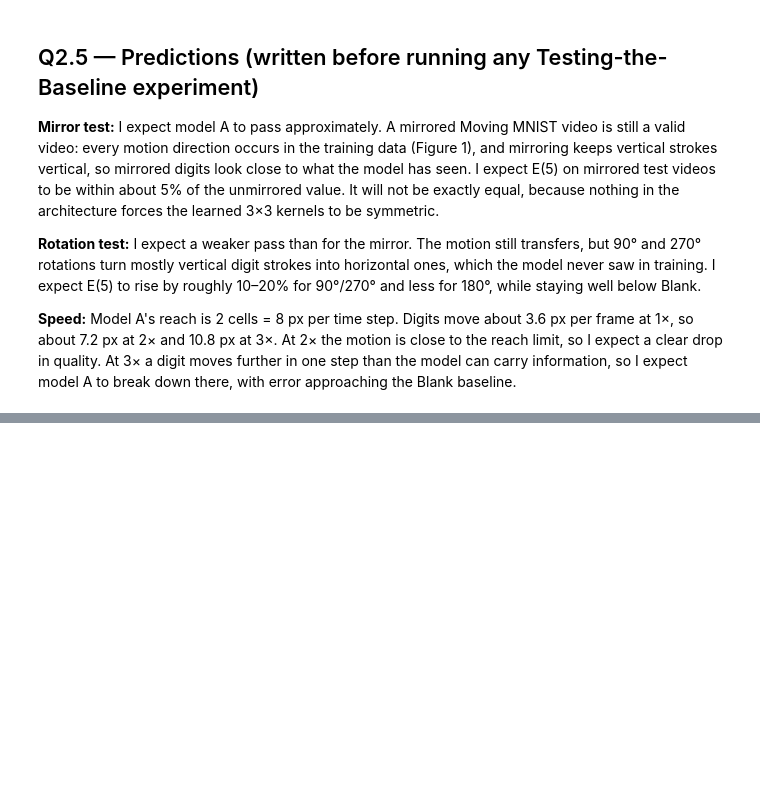
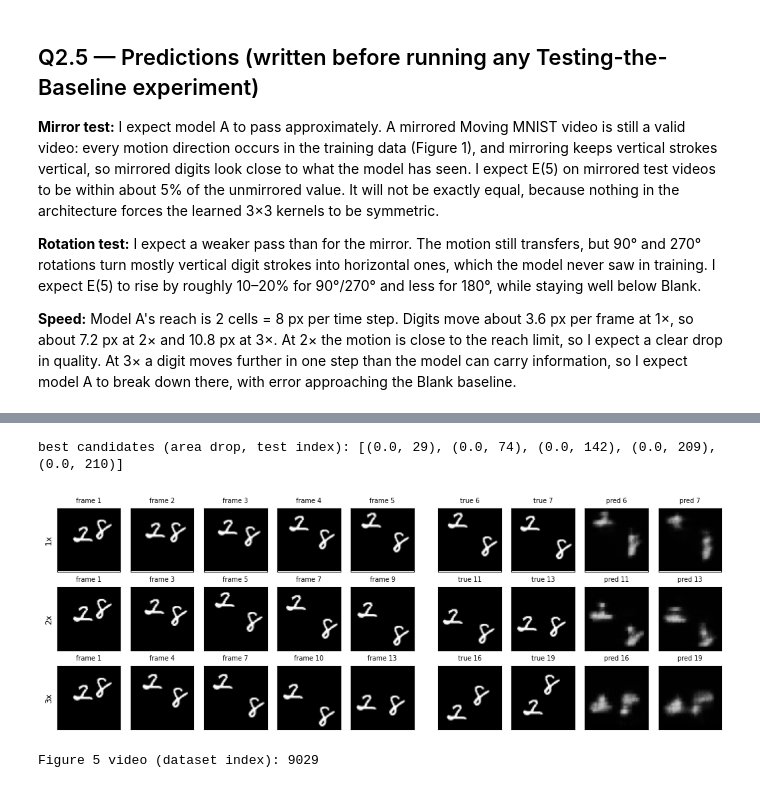
Before and after one commit to ShanzayIQ/AI651-Assignment2, a Jupyter notebook: Q2_part1.ipynb, the cells around one changed output, grey strips where cells are left out. Saved outputs shown, nothing was run; the diff lists cells and outputs as text; code cells hidden in the pictures; blank space fills up the shorter version.

```diff
--- a/Q2_part1.ipynb
+++ b/Q2_part1.ipynb
@@ -698,0 +841,39 @@ seed 1: train 6.7 s/epoch | inference (1,000 test videos) 0.315 s
+# %%
+# Pick a video whose digits do not overlap in any displayed true frame
+# (frames 6,7 at 1x; 11,13 at 2x; 16,19 at 3x): two separate blobs and no drop in bright area.
+shown = [6, 7, 11, 13, 16, 19]
+vids = test_dev.float().div(255)[:, :, 0].cpu().numpy()            # (N,20,64,64)
+cands = []
+for v in range(vids.shape[0]):
+    area_max = (vids[v] > 0.2).sum((1, 2)).max()
+    ok, worst = True, 0.0
+    for f in shown:
+        b = (vids[v, f - 1] > 0.2).astype(np.uint8)
+        n, _, st, _ = cv2.connectedComponentsWithStats(cv2.dilate(b, np.ones((7, 7), np.uint8)))
+        if (st[1:, cv2.CC_STAT_AREA] >= 20).sum() < 2: ok = False; break
+        worst = max(worst, 1 - b.sum() / area_max)
+    if ok: cands.append((worst, v))
+cands.sort()
+print('best candidates (area drop, test index):', [(round(w, 3), v) for w, v in cands[:5]])
+FIG5_ID = cands[0][1]                                              # change to another candidate if you like
+
+fig, axes = plt.subplots(3, 10, figsize=(13, 4.3),
+                         gridspec_kw=dict(width_ratios=[1]*5 + [0.15] + [1]*4, wspace=0.05, hspace=0.25))
+for r, k in enumerate((1, 2, 3)):
+    X, Y, _ = batch_windows(test_dev, torch.tensor([FIG5_ID]), torch.tensor([1]), torch.tensor([k]))
+    P = predict(models_A[0], X)
+    in_fr = [1 + k * i for i in range(5)]; out_fr = [1 + 5 * k, 1 + 6 * k]
+    imgs = [(X[0, i], f'frame {in_fr[i]}') for i in range(5)] + \
+           [(Y[0, h], f'true {out_fr[h]}') for h in range(2)] + [(P[0, h], f'pred {out_fr[h]}') for h in range(2)]
+    axes[r, 5].axis('off')
+    for c, (im, title) in enumerate(imgs):
+        ax = axes[r, c if c < 5 else c + 1]
+        ax.imshow(im[0].cpu(), cmap='gray', vmin=0, vmax=1); ax.set_xticks([]); ax.set_yticks([])
+        ax.set_title(title, fontsize=7)
+        if c == 0: ax.set_ylabel(f'{k}x', fontsize=9)
+plt.savefig(os.path.join(FIG_DIR, 'figure5_speed.png'), dpi=200, bbox_inches='tight'); plt.show()
+print('Figure 5 video (dataset index):', 9000 + FIG5_ID)
+# %% [output]
+best candidates (area drop, test index): [(0.0, 29), (0.0, 74), (0.0, 142), (0.0, 209), (0.0, 210)]
+[figure, added]
+Figure 5 video (dataset index): 9029
```
Also changed, not shown: parts of 6 cells of this notebook.
